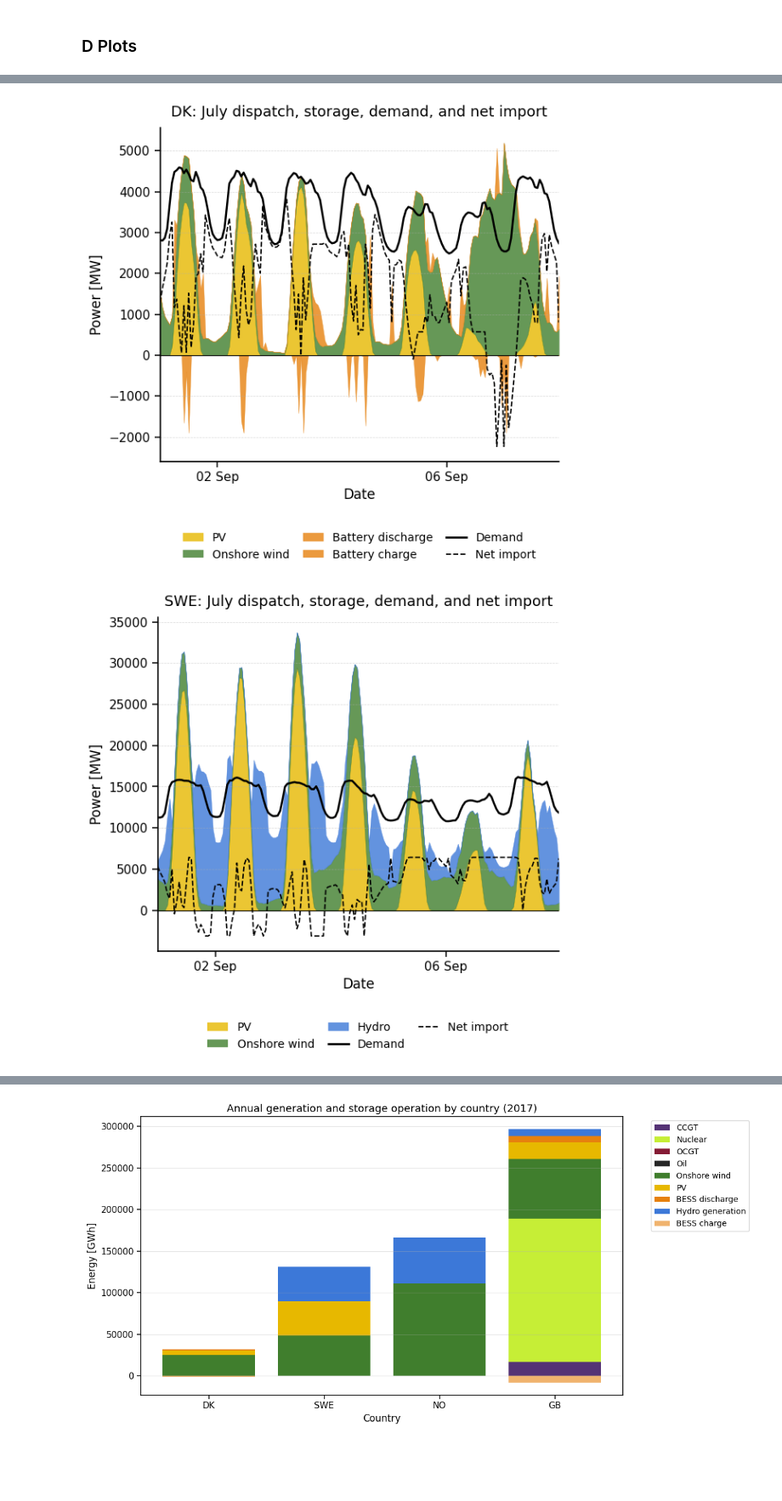
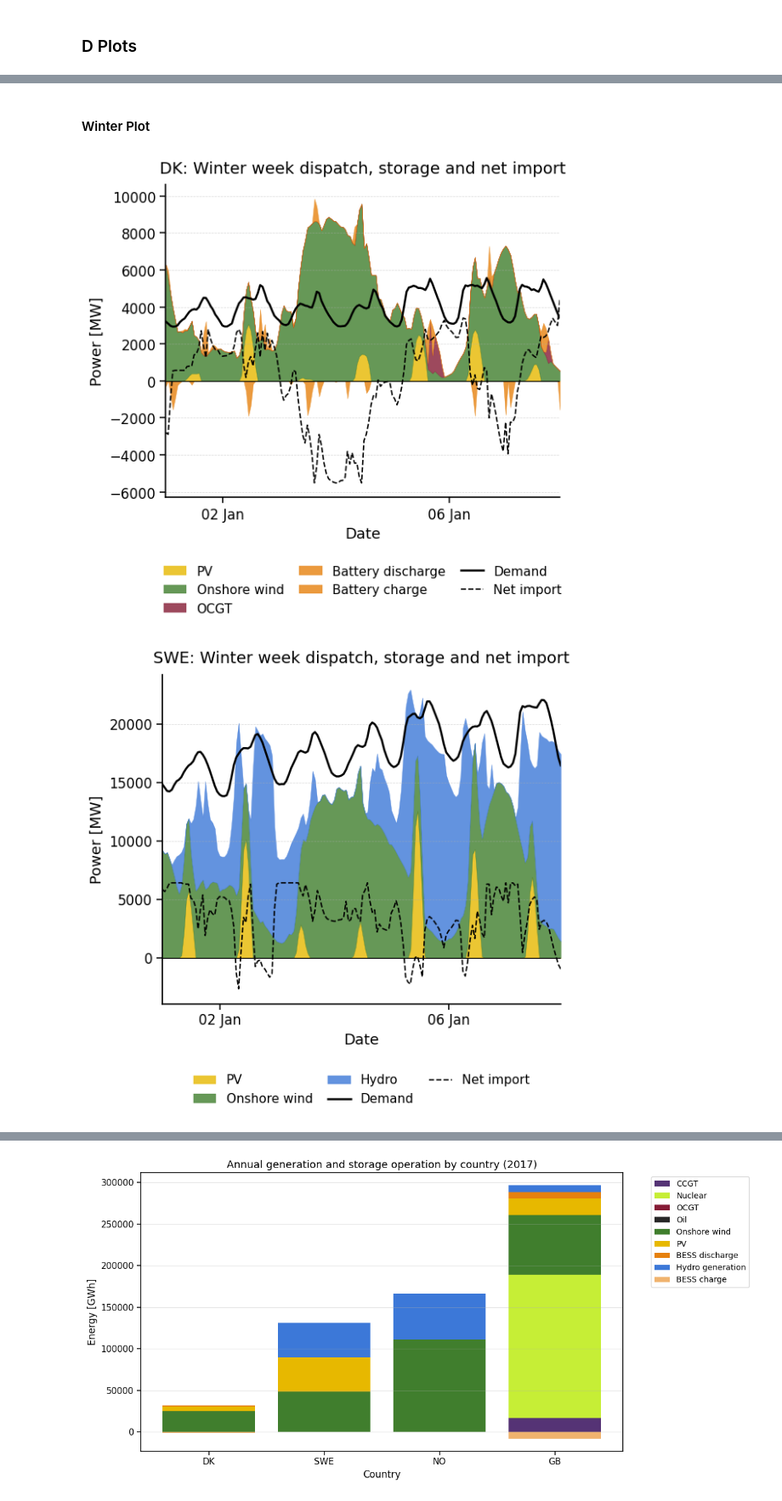
Before and after one commit to martinsiitam/ieg-spring-2026, a Jupyter notebook: oscar/projectv1.ipynb, the cells around one changed output, grey strips where cells are left out. Shown at 85% size. Saved outputs shown, nothing was run; the diff lists cells and outputs as text; code cells hidden in the pictures; blank space fills up the shorter version.

```diff
--- a/oscar/projectv1.ipynb
+++ b/oscar/projectv1.ipynb
@@ -406,12 +406,12 @@ obj: 148928 rows, 70089 columns, 275965 nonzeros
 # Global style for paper figures
 # -----------------------------
 plt.rcParams.update({
-    "font.size": 14,
-    "axes.titlesize": 13,
-    "axes.labelsize": 12,
-    "xtick.labelsize": 11,
-    "ytick.labelsize": 11,
-    "legend.fontsize": 10,
+    "font.size": 16,
+    "axes.titlesize": 14,
+    "axes.labelsize": 13,
+    "xtick.labelsize": 12,
+    "ytick.labelsize": 12,
+    "legend.fontsize": 11,
     "axes.linewidth": 1.2,
     "xtick.major.width": 1.1,
     "ytick.major.width": 1.1,
@@ -1522,7 +1522,7 @@ storage_charge_plot.index = pd.to_datetime(storage_charge_plot.index)
 # -----------------------------
 # Plot
 # -----------------------------
-fig, ax = plt.subplots(figsize=(5.4, 4.6))
+fig, ax = plt.subplots(figsize=(6.2, 6.2))
 x = dispatch_plot.index
 
 # Positive stack: generators
@@ -2826,4 +3583,7 @@ plt.show()
+# %% [markdown]
+#### Winter Plot
 # %%
+# Winter
 # ----------------------------
 # CONSISTENT COLORS
 # ----------------------------
@@ -2858,8 +3618,8 @@ tech_colors = {
 # ----------------------------
 # TIME WINDOW
 # ----------------------------
-start_date = pd.Timestamp(f"{capacity_factor_year}-09-01 00:00:00")
-end_date   = pd.Timestamp(f"{capacity_factor_year}-09-07 23:00:00")
+start_date = pd.Timestamp(f"{capacity_factor_year}-01-01 00:00:00")
+end_date   = pd.Timestamp(f"{capacity_factor_year}-01-07 23:00:00")
 
 countries = ["DK", "SWE", "NO", "GB"]
 
@@ -3070,34 +3830,34 @@ for country in countries:
     ax.axhline(0, color="black", linewidth=0.8)
     ax.set_ylabel("Power [MW]")
     ax.set_xlabel("Date")
-    ax.set_title(f"{country}: July dispatch, storage, demand, and net import", pad=10)
+    ax.set_title(f"{country}: Winter week dispatch, storage and net import", pad=10)
 
     ax.margins(x=0)
     ax.spines["top"].set_visible(False)
     ax.spines["right"].set_visible(False)
     ax.grid(axis="y", linestyle="--", linewidth=0.5, alpha=0.5)
 
     ax.xaxis.set_major_locator(mdates.DayLocator(interval=4))
     ax.xaxis.set_major_formatter(mdates.DateFormatter("%d %b"))
     plt.setp(ax.get_xticklabels(), rotation=0, ha="center")
 
     handles, labels = ax.get_legend_handles_labels()
     clean = [(h, l) for h, l in zip(handles, labels) if l != "_nolegend_"]
     if clean:
         handles, labels = zip(*clean)
         ax.legend(
             handles,
             labels,
             loc="upper center",
             bbox_to_anchor=(0.5, -0.18),
             ncol=3,
             frameon=False,
             handlelength=1.8,
             columnspacing=1.2
         )
 
     fig.tight_layout()
     plt.show()
 # %% [output]
-[figure, old version]
+[figure, new version]
-[figure, old version]
+[figure, new version]
```
Also changed, not shown: parts of 19 cells of this notebook.
